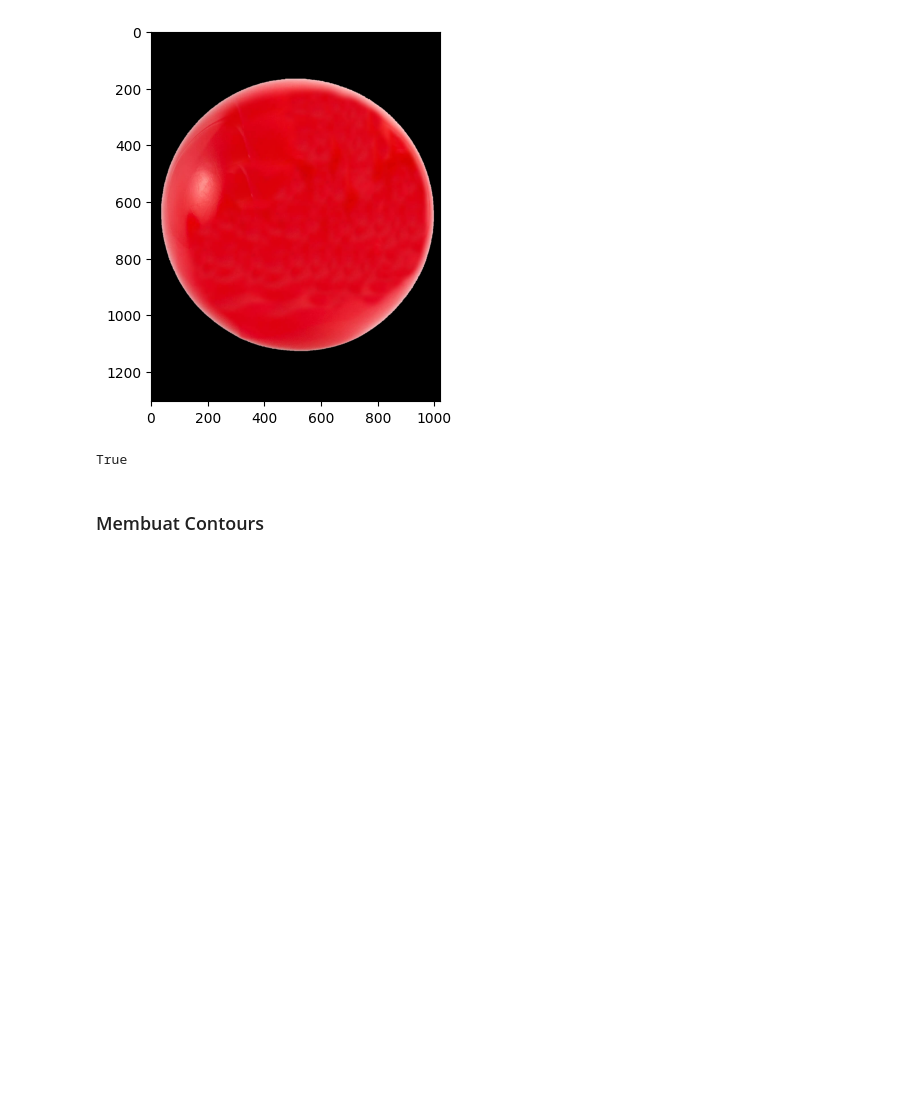
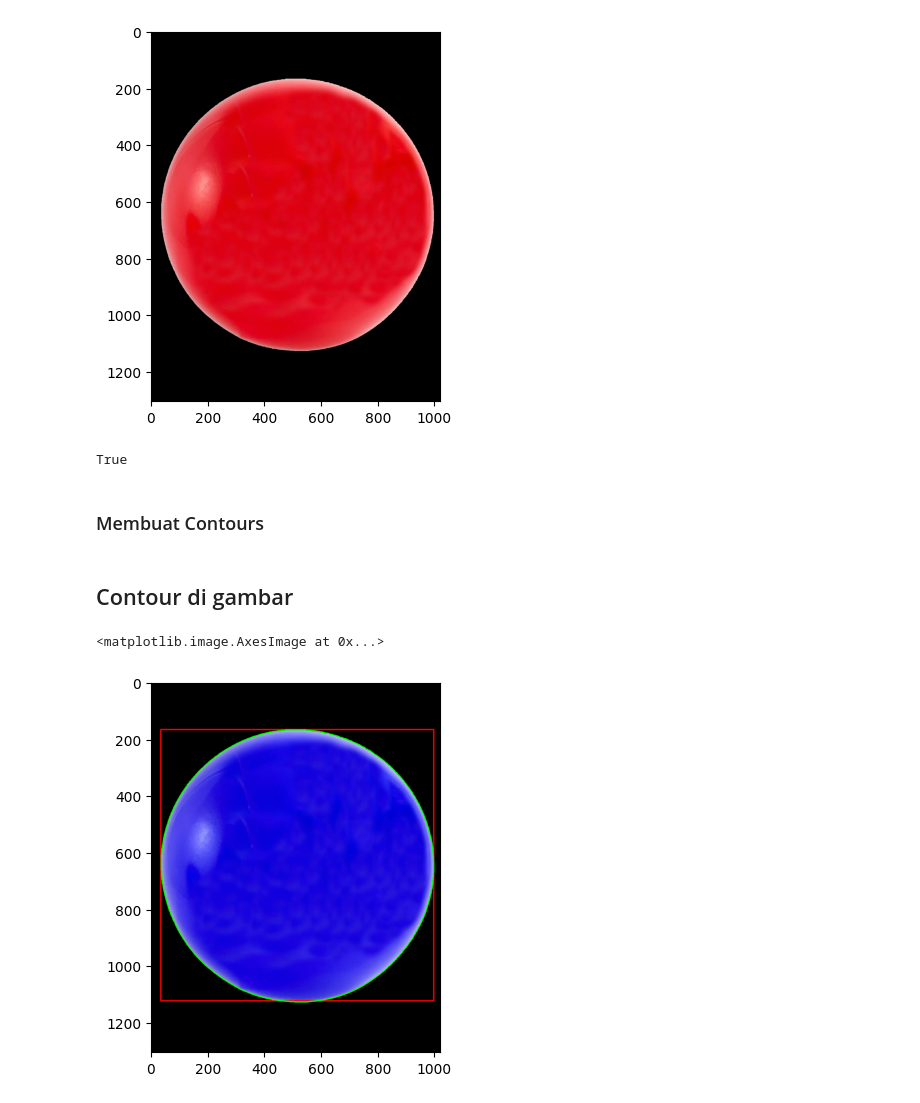
Before and after one commit to IAmNewbe/B-304, a Jupyter notebook: IntroToCompVid.ipynb, the cells around one changed output. Drawn from its saved outputs; the diff is of its cells as text; code cells hidden in the pictures; blank space fills up the shorter version.

```diff
--- a/IntroToCompVid.ipynb
+++ b/IntroToCompVid.ipynb
@@ -151,5 +173,25 @@ cv2.imshow('masking',mask)
 cv2.waitKey(0)
 cv2.destroyAllWindows()
+# %%
+import cv2
+
+cap = cv2.VideoCapture(0)
+
+while True:
+  success, img = cap.read()
+  img = cv2.cvtColor(img, cv2.COLOR_BGR2RGB)
+  hsv_img = cv2.cvtColor(img, cv2.COLOR_BGR2HSV)
+  lower_range = (0, 50, 50)
+  upper_range = (150, 255, 255)
+  mask = cv2.inRange(hsv_img, lower_range, upper_range)
+  color_image = cv2.bitwise_and(img, img, mask=mask)
+  color_image = cv2.cvtColor(color_image, cv2.COLOR_RGB2BGR)
+  cv2.imshow('red', color_image)
+  if cv2.waitKey(1) & 0xFF == ord('q'):
+    break
+
+cap.release()
+cv2.destroyAllWindows()
 # %%
 plt.imshow(mask)
 # %% [output]
@@ -171,0 +255,38 @@ True
+# %% [markdown]
+## Contour di gambar
+# %%
+import cv2
+from matplotlib import pyplot as plt
+
+img = cv2.imread('red.jpg')
+
+img = cv2.cvtColor(img, cv2.COLOR_BGR2RGB)
+hsv_img = cv2.cvtColor(img, cv2.COLOR_BGR2HSV)
+lower_range = (0, 50, 50)
+upper_range = (150, 255, 255)
+mask = cv2.inRange(hsv_img, lower_range, upper_range)
+color_image = cv2.bitwise_and(img, img, mask=mask)
+color_image = cv2.cvtColor(color_image, cv2.COLOR_RGB2BGR)
+
+contours, hierarchy = cv2.findContours(mask.copy(), cv2.RETR_EXTERNAL, cv2.CHAIN_APPROX_SIMPLE)
+# center = None
+
+if len(contours) > 0:
+  c = max(contours, key=cv2.contourArea) # cari luasan contour
+  rect = cv2.minAreaRect(c) # bikin persegi berdasarkan minimal luasan contour
+  ((x,y), (width, height), rotation) = rect
+
+  x1 = x-width/2
+  y1 = y-height/2
+
+  x2 = x+width/2
+  y2 = y+height/2
+
+  cv2.rectangle(img, (int(x1),int(y1)),(int(x2),int(y2)), (255, 0,0), 3)
+  cv2.drawContours(img, contours, -1, (0, 255, 0), 3)
+
+
+plt.imshow(img)
+# %% [output]
+<matplotlib.image.AxesImage at 0x...>
+[figure, added]
```
Also changed, not shown: parts of 13 cells of this notebook, 1 other file.
